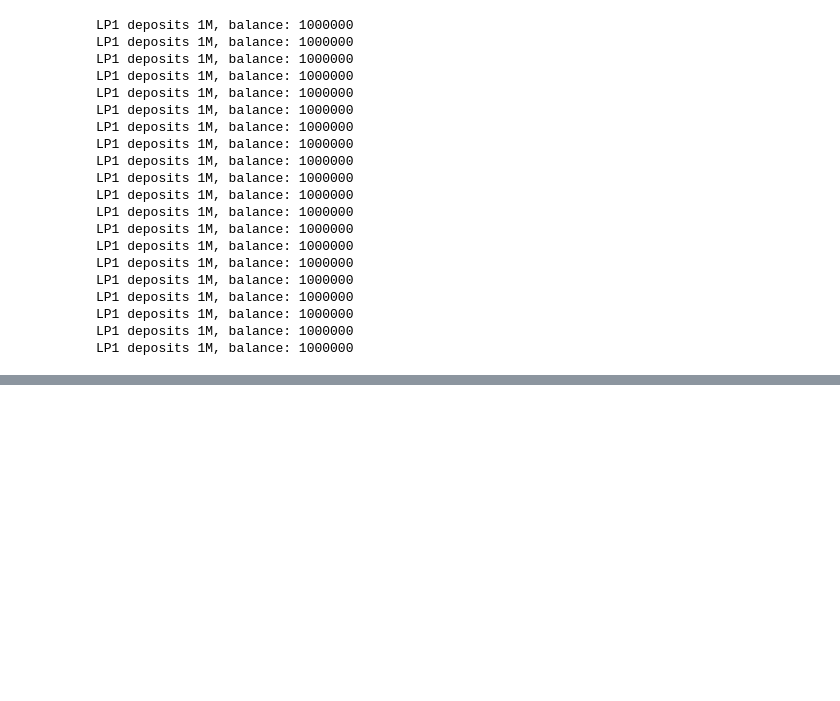
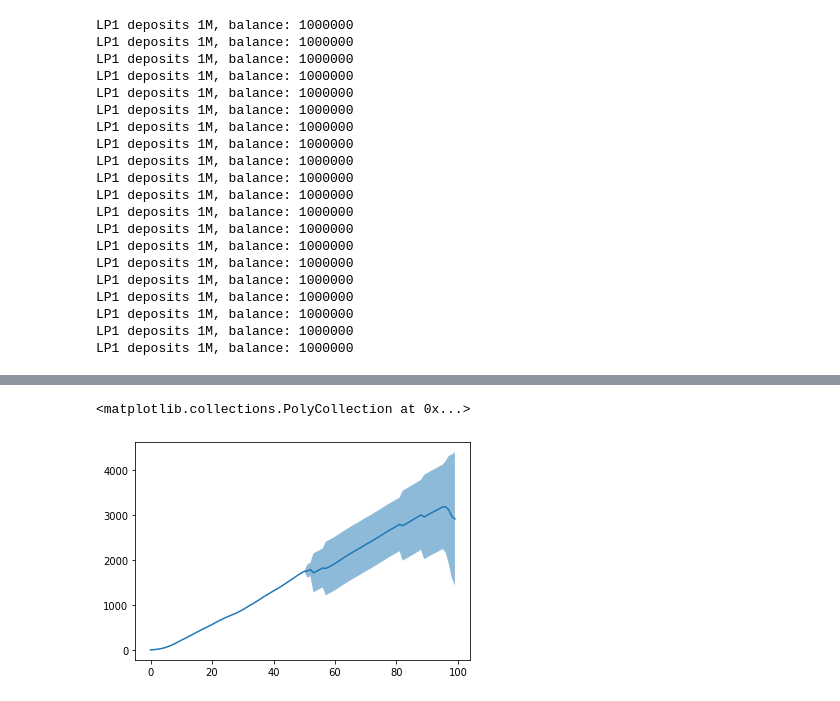
Before and after one commit to ensuro/ensuro, a Jupyter notebook: api/notebooks/Simulation.ipynb, the cells around one changed output, grey strips where cells are left out. Drawn from its saved outputs; the diff is of its cells as text; code cells hidden in the pictures; blank space fills up the shorter version.

```diff
--- a/api/notebooks/Simulation.ipynb
+++ b/api/notebooks/Simulation.ipynb
@@ -157,0 +151,18 @@ ax.fill_between(range(days), profit_mean - profit_std, profit_mean + profit_std,
+# %%
+observer_smooth_underestimated_loss = MySmoothObserver()
+
+def policy_factory(protocol, *args, **kwargs):
+    global policy_count
+    policy_count += 1
+    return protocol.new_policy(
+        "Roulette", payout=_W(360), premium=_W(10),
+        loss_prob=_R(99/3700), expiration=protocol.now() + int(9.5 * DAY),
+    )
+
+
+for run in range(20):
+    protocol = load_config(StringIO(YAML_SETUP.replace("app.prototype", "app.prototype_smooth")))
+    run_simulation(
+        protocol, DAY, policy_distribution,
+        policy_factory, policy_resolver, observer_smooth_underestimated_loss
+    )
@@ -157,0 +190,10 @@ ax.fill_between(range(days), profit_mean - profit_std, profit_mean + profit_std,
+# %%
+fig, ax = plt.subplots()
+profit_mean = observer_smooth_underestimated_loss.mean("profit")
+profit_std = observer_smooth_underestimated_loss.std("profit")
+
+ax.plot(range(days), profit_mean, '-')
+ax.fill_between(range(days), profit_mean - profit_std, profit_mean + profit_std, alpha=0.5)
+# %% [output]
+<matplotlib.collections.PolyCollection at 0x...>
+[figure, added]
```
Also changed, not shown: parts of 5 cells of this notebook, 2 other files.
